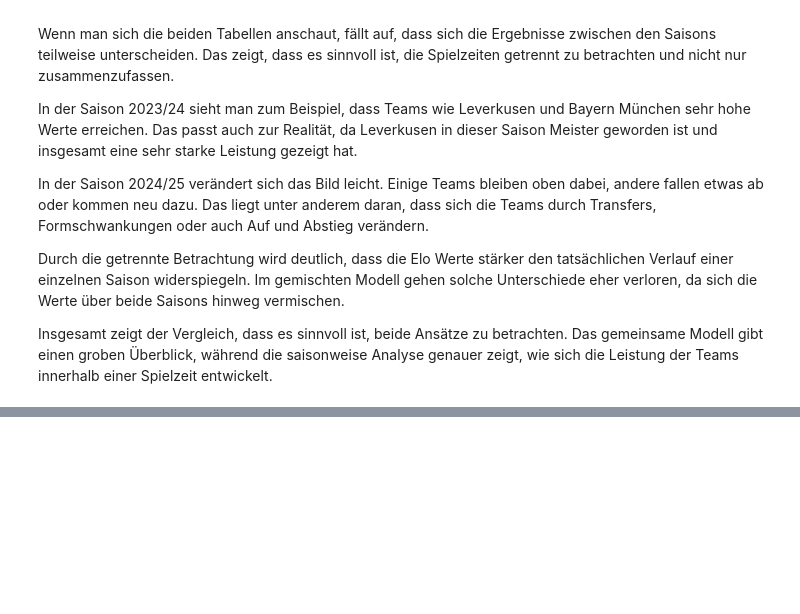
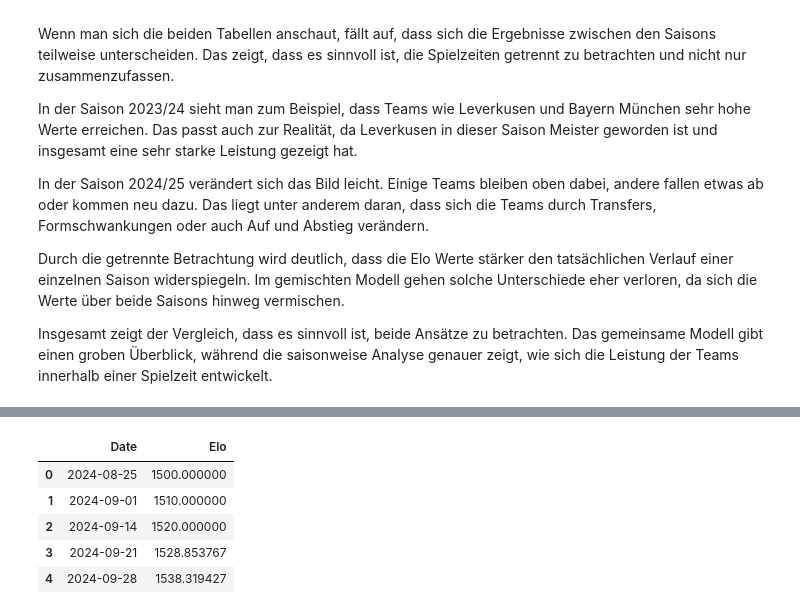
Before and after one commit to Berkedmy/Final_Projekt, a Jupyter notebook: notebooks/01_data_check.ipynb, the cells around one changed output, grey strips where cells are left out. Saved outputs shown, nothing was run; the diff lists cells and outputs as text; code cells hidden in the pictures; blank space fills up the shorter version.

```diff
--- a/notebooks/01_data_check.ipynb
+++ b/notebooks/01_data_check.ipynb
@@ -797,0 +862,9 @@ Insgesamt zeigt der Vergleich, dass es sinnvoll ist, beide Ansätze zu betrachte
+# %%
+team_2425.head()
+# %% [output]
+|  | Date | Elo |
+| 0 | 2024-08-25 | 1500.000000 |
+| 1 | 2024-09-01 | 1510.000000 |
+| 2 | 2024-09-14 | 1520.000000 |
+| 3 | 2024-09-21 | 1528.853767 |
+| 4 | 2024-09-28 | 1538.319427 |
```
Also changed, not shown: parts of 6 cells of this notebook.
